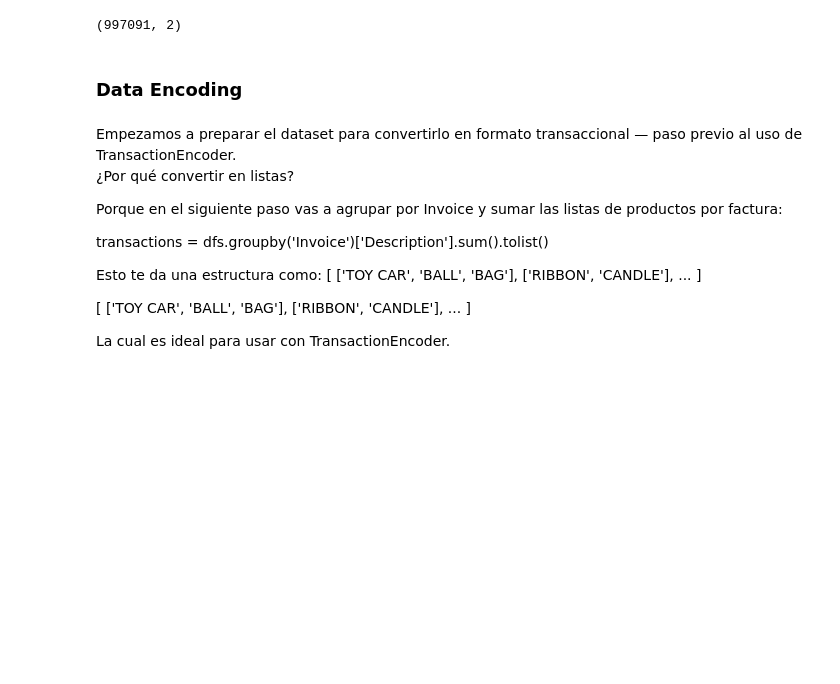
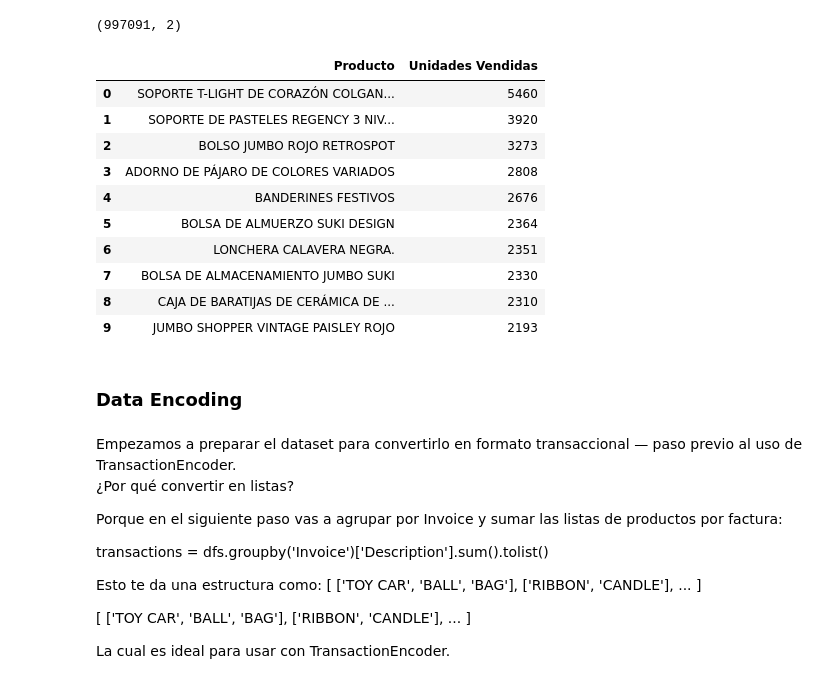
Before and after one commit to mvlarra/Final_Project_MBA, a Jupyter notebook: market_basket_analysis_VL.ipynb, the cells around one changed output. Saved outputs shown, nothing was run; the diff lists cells and outputs as text; code cells hidden in the pictures; blank space fills up the shorter version.

```diff
--- a/market_basket_analysis_VL.ipynb
+++ b/market_basket_analysis_VL.ipynb
@@ -336,6 +351,32 @@ df = df[~df['Invoice'].str.startswith('C')]
 df.shape
 # %% [output]
 (997091, 2)
+# %%
+df_before_encoding = df.copy()
+top_10_products = df_before_encoding['Description'].value_counts().head(10)
+
+# 📁 Guardar top 10 products (LOS 10 PRODUCTOS MAS VENDIDOS)
+ruta_guardado = os.path.join(base_dir, "data", "processed", "Top_10_Mas_Vendidos.csv")
+top_10_products.to_csv(ruta_guardado)
+
+
+# nombres de columnas al exportar
+top_10_products_df = top_10_products.reset_index()
+top_10_products_df.columns = ['Producto', 'Unidades Vendidas']
+top_10_products_df.to_csv(ruta_guardado, index=False)
+display(top_10_products_df)
+# %% [output]
+|  | Producto | Unidades Vendidas |
+| 0 | SOPORTE T-LIGHT DE CORAZÓN COLGAN... | 5460 |
+| 1 | SOPORTE DE PASTELES REGENCY 3 NIV... | 3920 |
+| 2 | BOLSO JUMBO ROJO RETROSPOT | 3273 |
+| 3 | ADORNO DE PÁJARO DE COLORES VARIADOS | 2808 |
+| 4 | BANDERINES FESTIVOS | 2676 |
+| 5 | BOLSA DE ALMUERZO SUKI DESIGN | 2364 |
+| 6 | LONCHERA CALAVERA NEGRA. | 2351 |
+| 7 | BOLSA DE ALMACENAMIENTO JUMBO SUKI | 2330 |
+| 8 | CAJA DE BARATIJAS DE CERÁMICA DE ... | 2310 |
+| 9 | JUMBO SHOPPER VINTAGE PAISLEY ROJO | 2193 |
 # %% [markdown]
 ### Data Encoding
 # %% [markdown]
```
Also changed, not shown: parts of 3 cells of this notebook, 1 other file.
